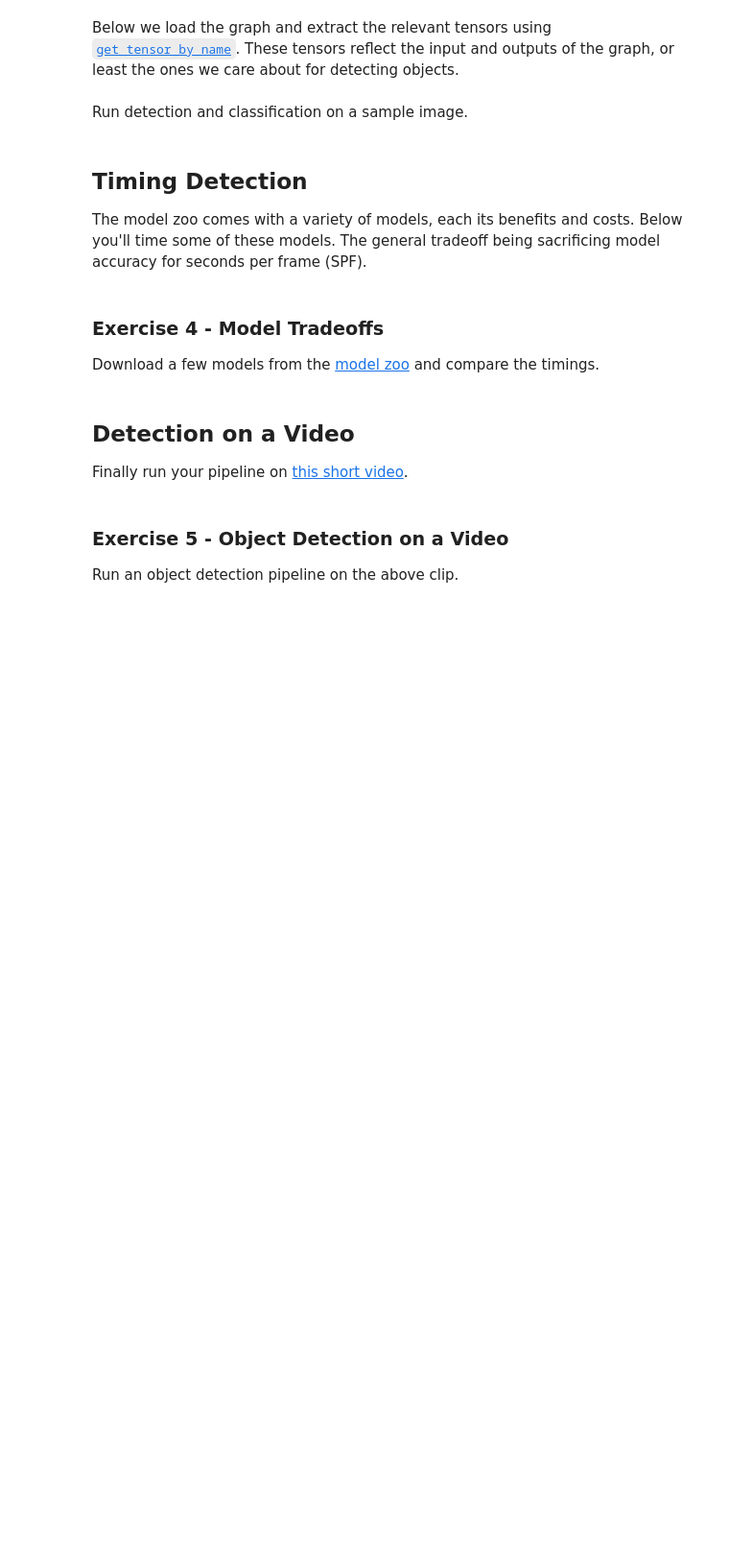
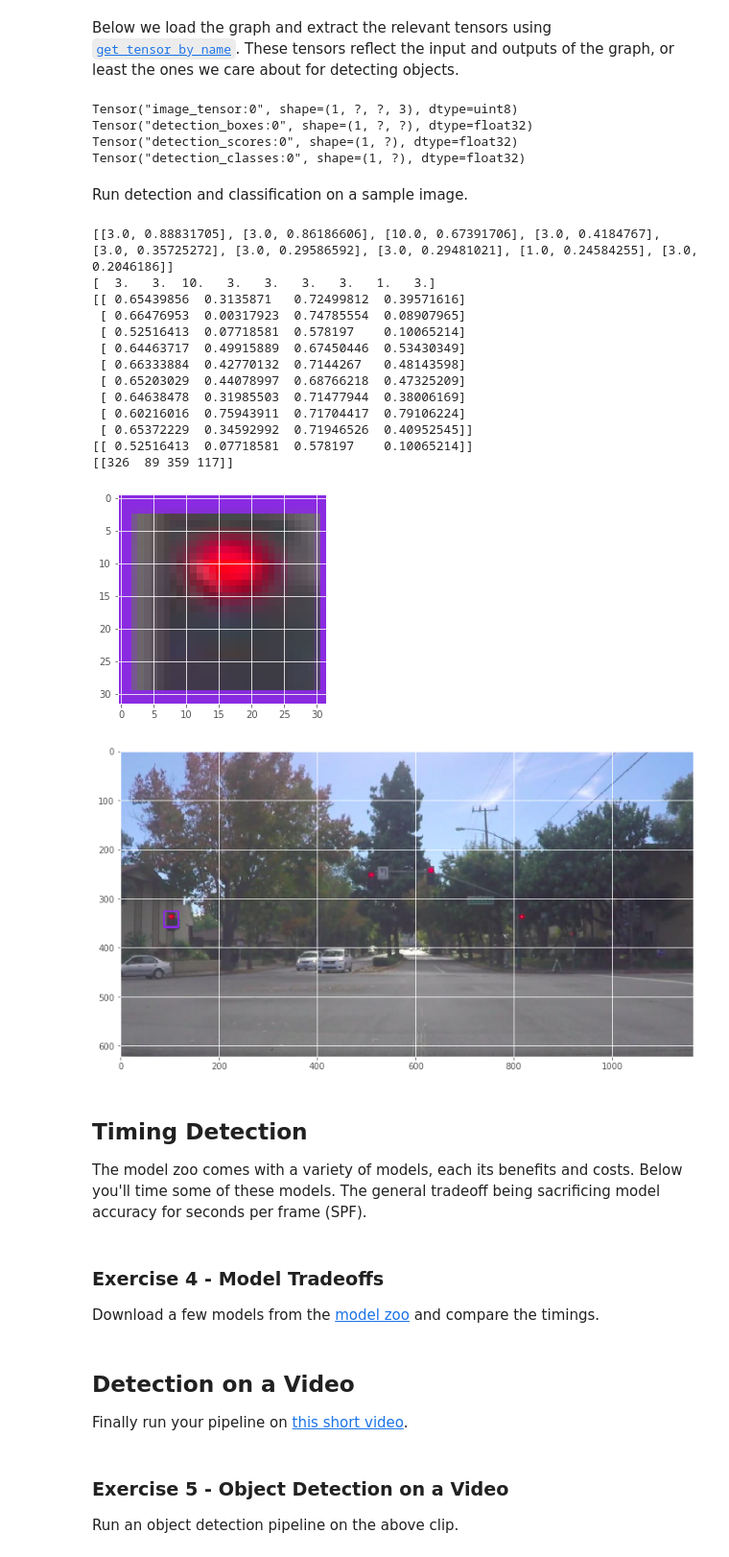
Before and after one commit to haoyus/CarND-Object-Detection-Lab, a Jupyter notebook: CarND-Object-Detection-Lab.ipynb, the cells around one changed output. Shown: that part at 96% size. Saved outputs shown, nothing was run; the diff lists cells and outputs as text; code cells hidden in the pictures; blank space fills up the shorter version.

```diff
--- a/CarND-Object-Detection-Lab.ipynb
+++ b/CarND-Object-Detection-Lab.ipynb
@@ -340,7 +323,7 @@ def to_image_coords(boxes, height, width):
     This converts it back to the original coordinate based on the image
     size.
     """
-    box_coords = np.zeros_like(boxes)
+    box_coords = np.zeros_like(boxes,dtype=int)
     box_coords[:, 0] = boxes[:, 0] * height
     box_coords[:, 1] = boxes[:, 1] * width
     box_coords[:, 2] = boxes[:, 2] * height
@@ -387,34 +388,96 @@ detection_scores = detection_graph.get_tensor_by_name('detection_scores:0')
 
 # The classification of the object (integer id).
 detection_classes = detection_graph.get_tensor_by_name('detection_classes:0')
+# %%
+print(image_tensor)
+print(detection_boxes)
+print(detection_scores)
+print(detection_classes)
+# %% [output]
+Tensor("image_tensor:0", shape=(1, ?, ?, 3), dtype=uint8)
+Tensor("detection_boxes:0", shape=(1, ?, ?), dtype=float32)
+Tensor("detection_scores:0", shape=(1, ?), dtype=float32)
+Tensor("detection_classes:0", shape=(1, ?), dtype=float32)
 # %% [markdown]
 Run detection and classification on a sample image.
 # %%
 # Load a sample image.
-image = Image.open('./assets/sample1.jpg')
+image = Image.open('./assets/Screenshot2.jpg')
+small_image = cv.resize(np.asarray(image),(600,800))
 image_np = np.expand_dims(np.asarray(image, dtype=np.uint8), 0)
 
 with tf.Session(graph=detection_graph) as sess:
     # Actual detection.
     (boxes, scores, classes) = sess.run([detection_boxes, detection_scores, detection_classes],
                                         feed_dict={image_tensor: image_np})
 
     # Remove unnecessary dimensions
     boxes = np.squeeze(boxes)
     scores = np.squeeze(scores)
     classes = np.squeeze(classes)
 
-    confidence_cutoff = 0.8
+    valid_pairs = []
+    for i in range(len(scores)):
+        if scores[i]>=0.2:
+            valid_pairs.append([classes[i],scores[i]])
+    print(valid_pairs)
+
+    confidence_cutoff = 0.2
     # Filter boxes with a confidence score less than `confidence_cutoff`
     boxes, scores, classes = filter_boxes(confidence_cutoff, boxes, scores, classes)
+    print(classes)
+
+    boxes_slc = []
+    scores_slc = []
+    classes_slc = []
+
+    cnt = 0
+    for i,cl in enumerate(classes):
+        if cl == 10:
+            boxes_slc.append(boxes[i].tolist())
+            scores_slc.append(scores[i])
+            classes_slc.append(classes[i])
+    boxes_slc = np.array(boxes_slc)
+
+    print(boxes)
+    print(boxes_slc)
+    #print(classes_slc)
 
     # The current box coordinates are normalized to a range between 0 and 1.
     # This converts the coordinates actual location on the image.
     width, height = image.size
     box_coords = to_image_coords(boxes, height, width)
+    box_slc_coords = to_image_coords(boxes_slc, height, width)
+    print(box_slc_coords)
+    #box_slc_coords = box_slc_coords.astype(int)
+    #print(box_slc_coords)
 
     # Each class with be represented by a differently colored box
-    draw_boxes(image, box_coords, classes)
+    #draw_boxes(image, box_coords, classes)
+    draw_boxes(image, box_slc_coords, classes_slc)
+
+    np_img = np.array(image)
+    for box in box_slc_coords:
+        class_image = cv.resize( np_img[box[0]:box[2], box[1]:box[3]], (32,32) )
+        plt.imshow(class_image)
+        cl_img = Image.fromarray(class_image)
+        cl_img.save("xx.jpg")
 
     plt.figure(figsize=(12, 8))
     plt.imshow(image)
+# %% [output]
+[[3.0, 0.88831705], [3.0, 0.86186606], [10.0, 0.67391706], [3.0, 0.4184767], [3.0, 0.35725272], [3.0, 0.29586592], [3.0, 0.29481021], [1.0, 0.24584255], [3.0, 0.2046186]]
+[  3.   3.  10.   3.   3.   3.   3.   1.   3.]
+[[ 0.65439856  0.3135871   0.72499812  0.39571616]
+ [ 0.66476953  0.00317923  0.74785554  0.08907965]
+ [ 0.52516413  0.07718581  0.578197    0.10065214]
+ [ 0.64463717  0.49915889  0.67450446  0.53430349]
+ [ 0.66333884  0.42770132  0.7144267   0.48143598]
+ [ 0.65203029  0.44078997  0.68766218  0.47325209]
+ [ 0.64638478  0.31985503  0.71477944  0.38006169]
+ [ 0.60216016  0.75943911  0.71704417  0.79106224]
+ [ 0.65372229  0.34592992  0.71946526  0.40952545]]
+[[ 0.52516413  0.07718581  0.578197    0.10065214]]
+[[326  89 359 117]]
+[figure, added]
+[figure, added]
```
Also changed, not shown: parts of 12 cells of this notebook, 2 other files.
